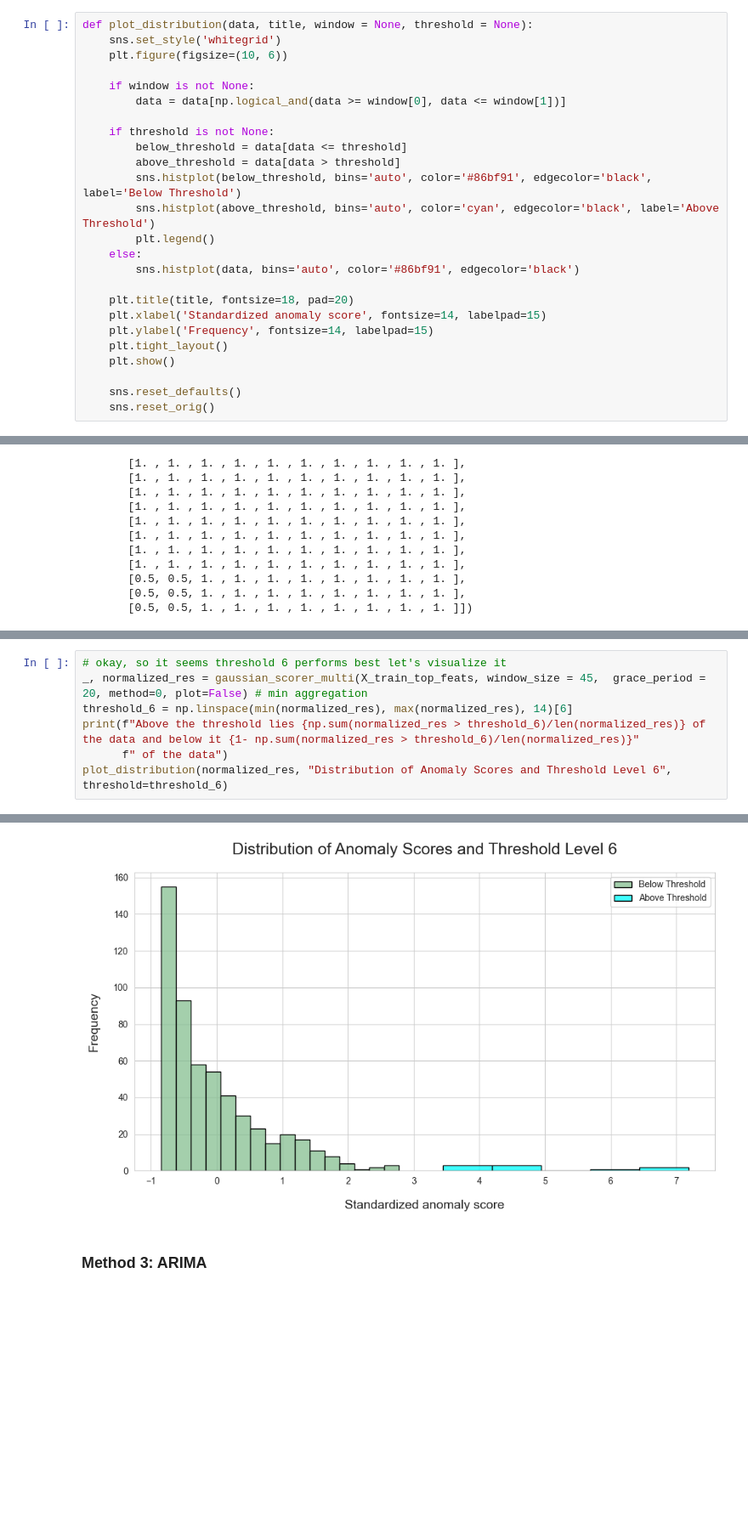
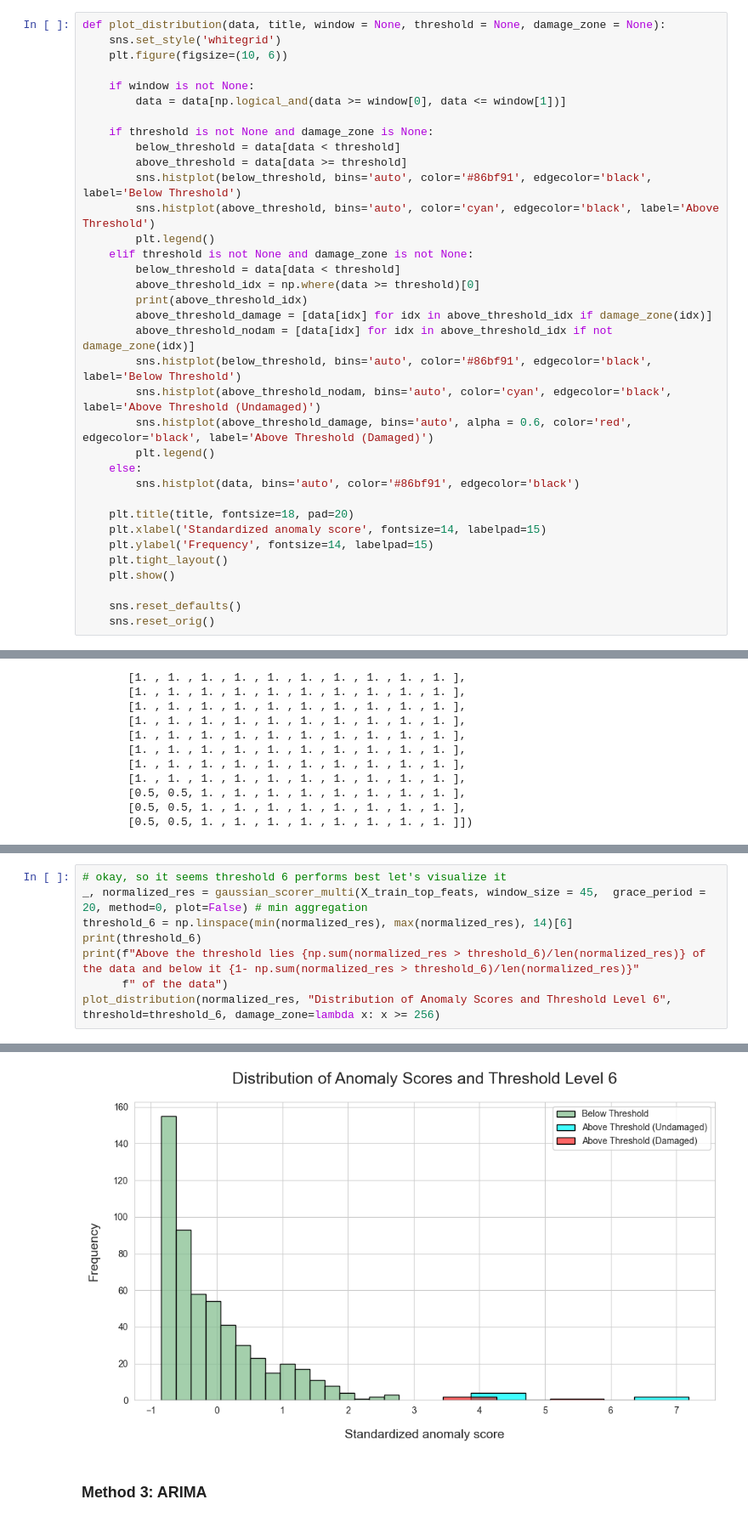
Before and after one commit to AmroAbdrabo/application-of-online-anomaly-detection-using-one-class-classification-to-z24, a Jupyter notebook: Chapter3-ActiveLearning/Streaming-AL/River/river_experiments.ipynb, the cells around one changed output, grey strips where cells are left out. Shown at 85% size. Saved outputs shown, nothing was run; the diff lists cells and outputs as text; blank space fills up the shorter version.

```diff
--- a/Chapter3-ActiveLearning/Streaming-AL/River/river_experiments.ipynb
+++ b/Chapter3-ActiveLearning/Streaming-AL/River/river_experiments.ipynb
@@ -254,18 +254,28 @@ def gaussian_scorer_multi(y_values, window_size = 25, grace_period = 10, method
         plt.show()
     return result, normalized_result
 # %%
-def plot_distribution(data, title, window = None, threshold = None):
+def plot_distribution(data, title, window = None, threshold = None, damage_zone = None):
     sns.set_style('whitegrid')
     plt.figure(figsize=(10, 6))
 
     if window is not None:
         data = data[np.logical_and(data >= window[0], data <= window[1])]
 
-    if threshold is not None:
-        below_threshold = data[data <= threshold]
-        above_threshold = data[data > threshold]
+    if threshold is not None and damage_zone is None:
+        below_threshold = data[data < threshold]
+        above_threshold = data[data >= threshold]
         sns.histplot(below_threshold, bins='auto', color='#86bf91', edgecolor='black', label='Below Threshold')
         sns.histplot(above_threshold, bins='auto', color='cyan', edgecolor='black', label='Above Threshold')
+        plt.legend()
+    elif threshold is not None and damage_zone is not None:
+        below_threshold = data[data < threshold]
+        above_threshold_idx = np.where(data >= threshold)[0]
+        print(above_threshold_idx)
+        above_threshold_damage = [data[idx] for idx in above_threshold_idx if damage_zone(idx)]
+        above_threshold_nodam = [data[idx] for idx in above_threshold_idx if not damage_zone(idx)]
+        sns.histplot(below_threshold, bins='auto', color='#86bf91', edgecolor='black', label='Below Threshold')
+        sns.histplot(above_threshold_nodam, bins='auto', color='cyan', edgecolor='black', label='Above Threshold (Undamaged)')
+        sns.histplot(above_threshold_damage, bins='auto', alpha = 0.6, color='red', edgecolor='black', label='Above Threshold (Damaged)')
         plt.legend()
     else:
         sns.histplot(data, bins='auto', color='#86bf91', edgecolor='black')
@@ -525,7 +559,8 @@ plt.show()
 # okay, so it seems threshold 6 performs best let's visualize it
 _, normalized_res = gaussian_scorer_multi(X_train_top_feats, window_size = 45,  grace_period = 20, method=0, plot=False) # min aggregation
 threshold_6 = np.linspace(min(normalized_res), max(normalized_res), 14)[6]
+print(threshold_6)
 print(f"Above the threshold lies {np.sum(normalized_res > threshold_6)/len(normalized_res)} of the data and below it {1- np.sum(normalized_res > threshold_6)/len(normalized_res)}"
       f" of the data")
-plot_distribution(normalized_res, "Distribution of Anomaly Scores and Threshold Level 6", threshold=threshold_6)
+plot_distribution(normalized_res, "Distribution of Anomaly Scores and Threshold Level 6", threshold=threshold_6, damage_zone=lambda x: x >= 256)
 # %% [output]
@@ -533,4 +570,4 @@ Above the threshold lies 0.016544117647058824 of the data and below it 0.9834558
-[figure, old version]
+[figure, new version]
 # %% [markdown]
 ### Method 3: ARIMA
 # %%
```
Also changed, not shown: parts of 16 cells of this notebook.
